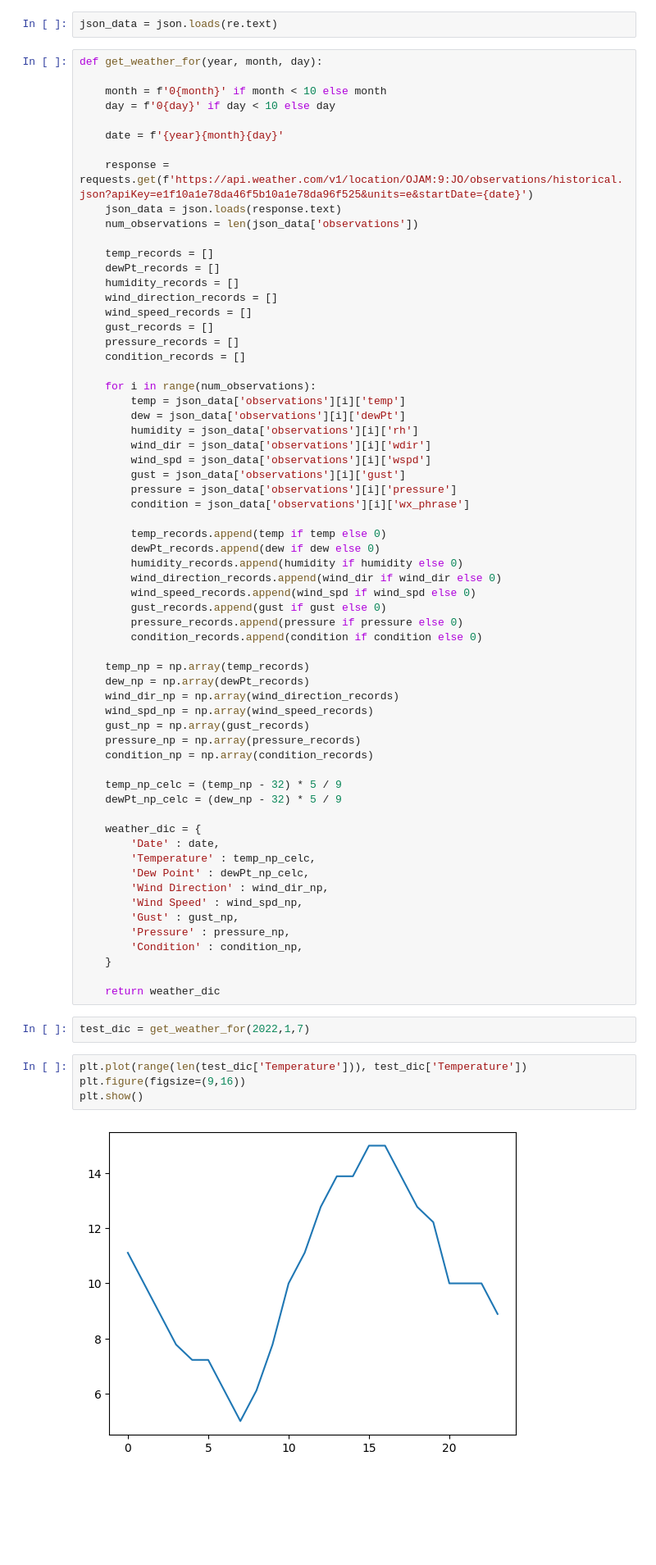
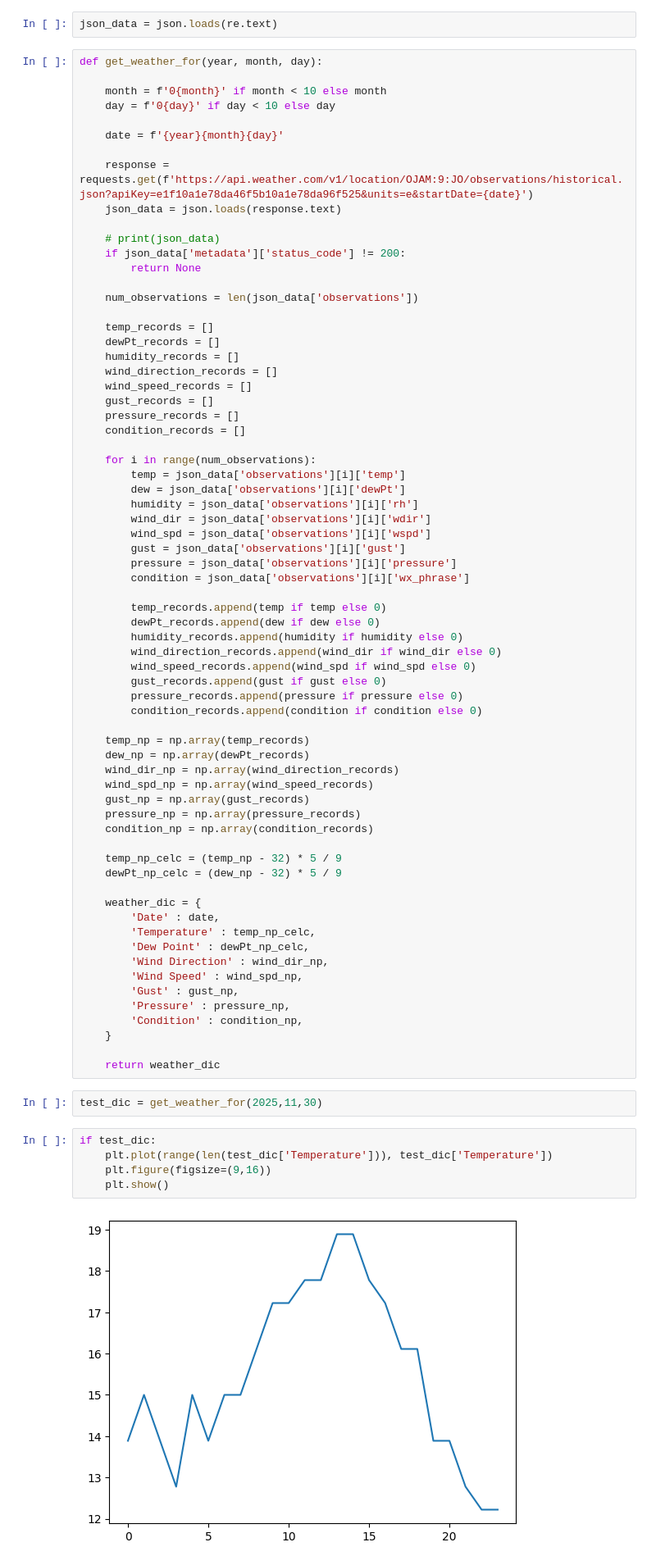
Before and after one commit to Basel-Aldwairi/Temperature_TSA, a Jupyter notebook: notebook/scraper.ipynb, the cells around one changed output. Shown: that part at 82% size. Cells and saved outputs as stored; diff of their text form; blank space fills up the shorter version.

```diff
--- a/notebook/scraper.ipynb
+++ b/notebook/scraper.ipynb
@@ -43,6 +43,11 @@ def get_weather_for(year, month, day):
 
     response = requests.get(f'https://api.weather.com/v1/location/OJAM:9:JO/observations/historical.json?apiKey=e1f10a1e78da46f5b10a1e78da96f525&units=e&startDate={date}')
     json_data = json.loads(response.text)
+
+    # print(json_data)
+    if json_data['metadata']['status_code'] != 200:
+        return None
+
     num_observations = len(json_data['observations'])
 
     temp_records = []
@@ -97,13 +102,14 @@ def get_weather_for(year, month, day):
 
     return weather_dic
 # %%
-test_dic = get_weather_for(2022,1,7)
+test_dic = get_weather_for(2025,11,30)
 # %%
-plt.plot(range(len(test_dic['Temperature'])), test_dic['Temperature'])
-plt.figure(figsize=(9,16))
-plt.show()
+if test_dic:
+    plt.plot(range(len(test_dic['Temperature'])), test_dic['Temperature'])
+    plt.figure(figsize=(9,16))
+    plt.show()
 # %% [output]
-[figure, old version]
+[figure, new version]
 <Figure size 900x1600 with 0 Axes>
 # %%
 def get_valid_dates(year):
```
Also changed, not shown: parts of 10 cells of this notebook, 1 other file.
